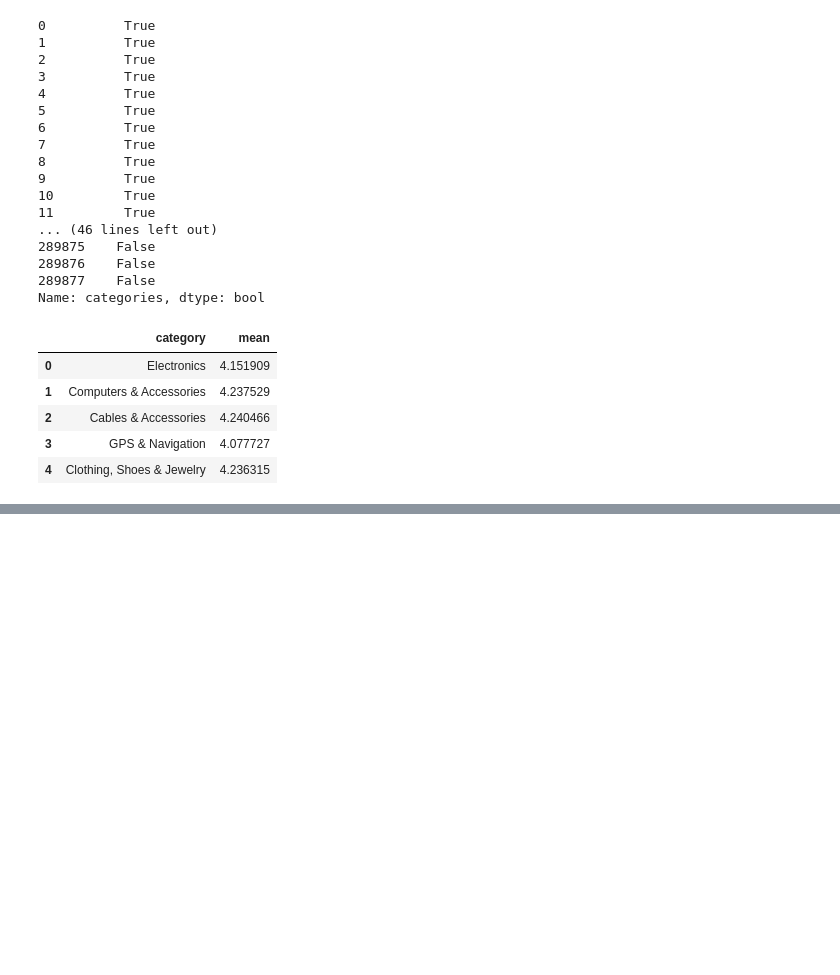
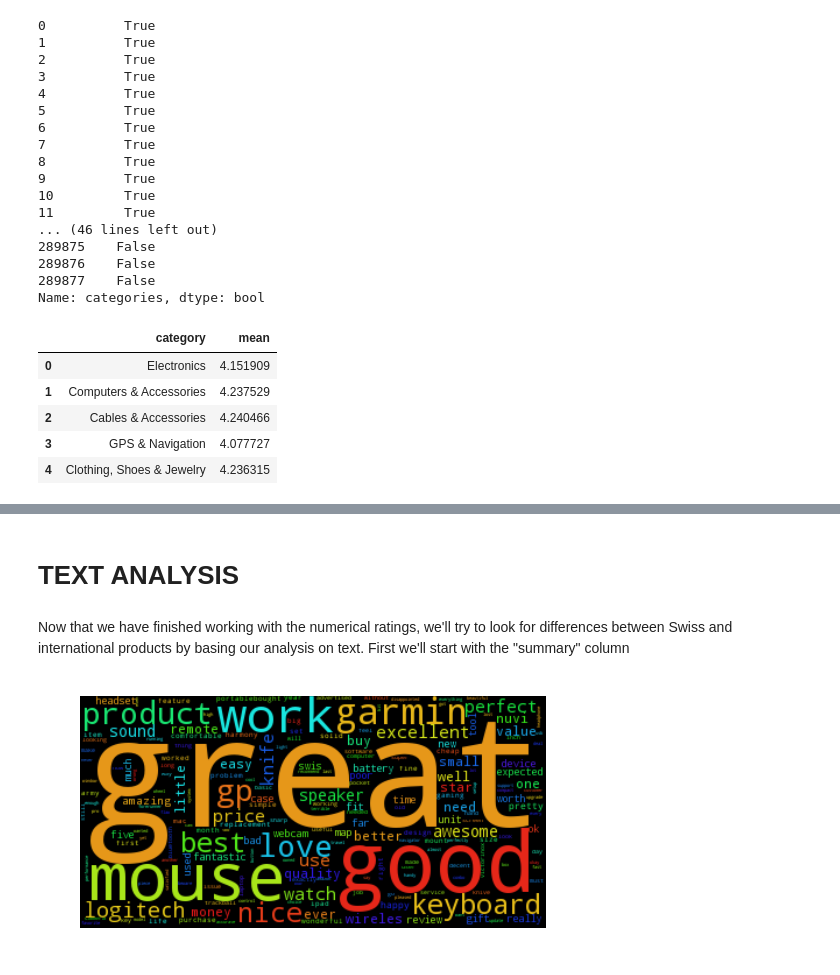
Before and after one commit to bojanp94/ADAProject, a Jupyter notebook: swiss products.ipynb, the cells around one changed output, grey strips where cells are left out. Drawn from its saved outputs; the diff is of its cells as text; code cells hidden in the pictures; blank space fills up the shorter version.

```diff
--- a/swiss products.ipynb
+++ b/swiss products.ipynb
@@ -188,0 +191,15 @@ res.plot.bar(x = res.category, figsize=(15,6))
+# %% [markdown]
+# TEXT ANALYSIS
+# %% [markdown]
+Now that we have finished working with the numerical ratings, we'll try to look for differences between Swiss and international products by basing our analysis on text.
+First we'll start with the "summary" column
+# %%
+summaryBody = swissDF['summary'].apply(lambda x: x.lower())
+textArray = summaryBody.values.flatten()
+textString = ' '.join(textArray)
+cloud = WordCloud().generate(textString)
+plt.imshow(cloud)
+plt.axis('off')
+plt.show()
+# %% [output]
+[figure, added]
```
Also changed, not shown: parts of 5 cells of this notebook.
